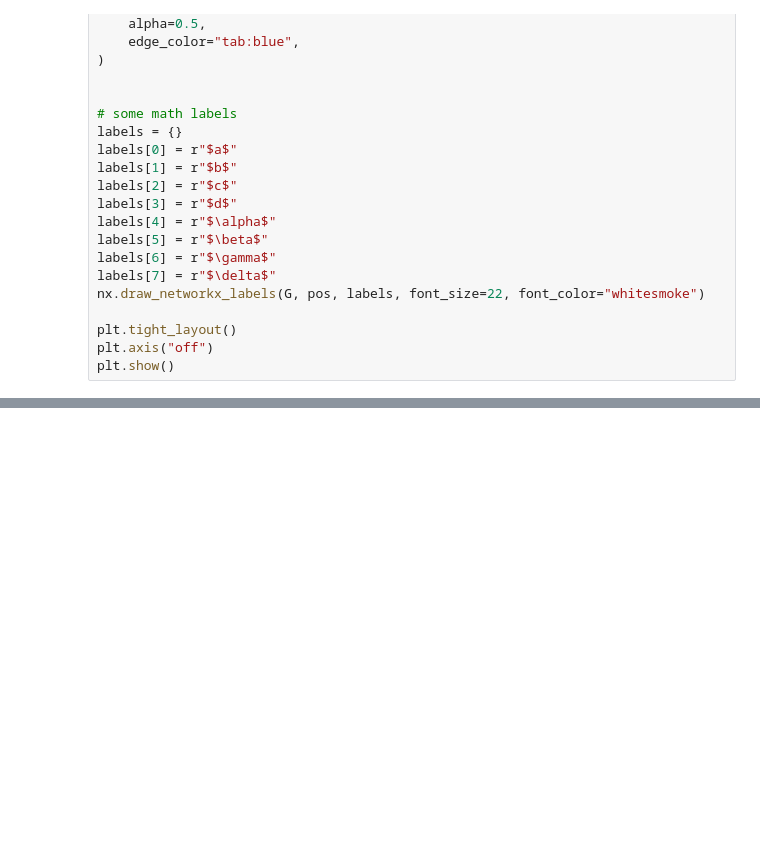
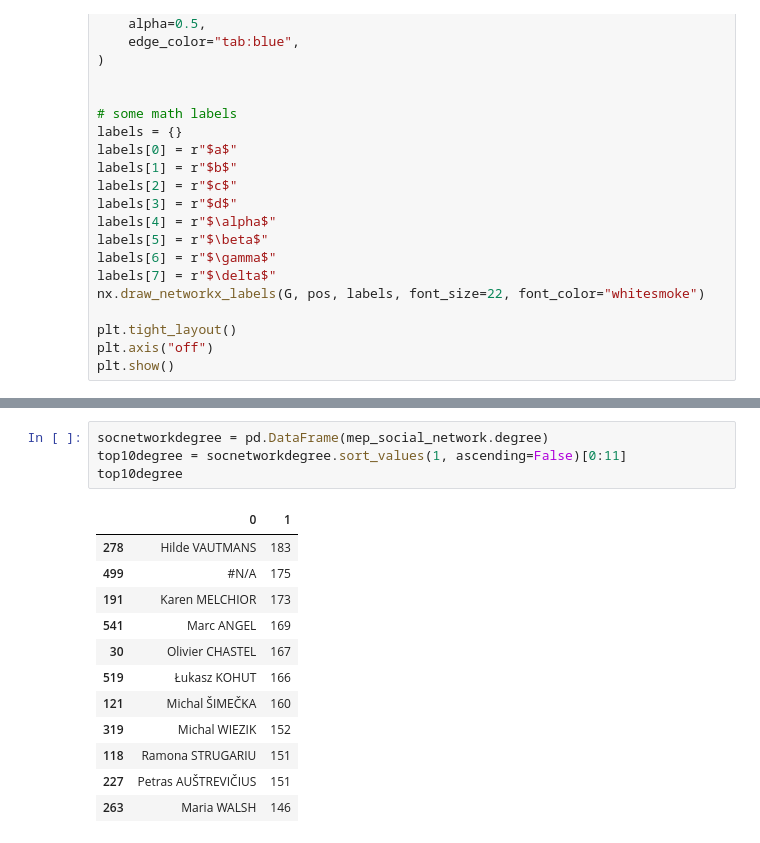
Before and after one commit to maritsm/temalabor-2023, a Jupyter notebook: temalabor.ipynb, the cells around one changed output, grey strips where cells are left out. Drawn from its saved outputs; the diff is of its cells as text; blank space fills up the shorter version.

```diff
--- a/temalabor.ipynb
+++ b/temalabor.ipynb
@@ -882,0 +785,17 @@ Error:
+# %%
+socnetworkdegree = pd.DataFrame(mep_social_network.degree)
+top10degree = socnetworkdegree.sort_values(1, ascending=False)[0:11]
+top10degree
+# %% [output]
+|  | 0 | 1 |
+| 278 | Hilde VAUTMANS | 183 |
+| 499 | #N/A | 175 |
+| 191 | Karen MELCHIOR | 173 |
+| 541 | Marc ANGEL | 169 |
+| 30 | Olivier CHASTEL | 167 |
+| 519 | Łukasz KOHUT | 166 |
+| 121 | Michal ŠIMEČKA | 160 |
+| 319 | Michal WIEZIK | 152 |
+| 118 | Ramona STRUGARIU | 151 |
+| 227 | Petras AUŠTREVIČIUS | 151 |
+| 263 | Maria WALSH | 146 |
```
Also changed, not shown: parts of 27 cells of this notebook, 5 other files.
